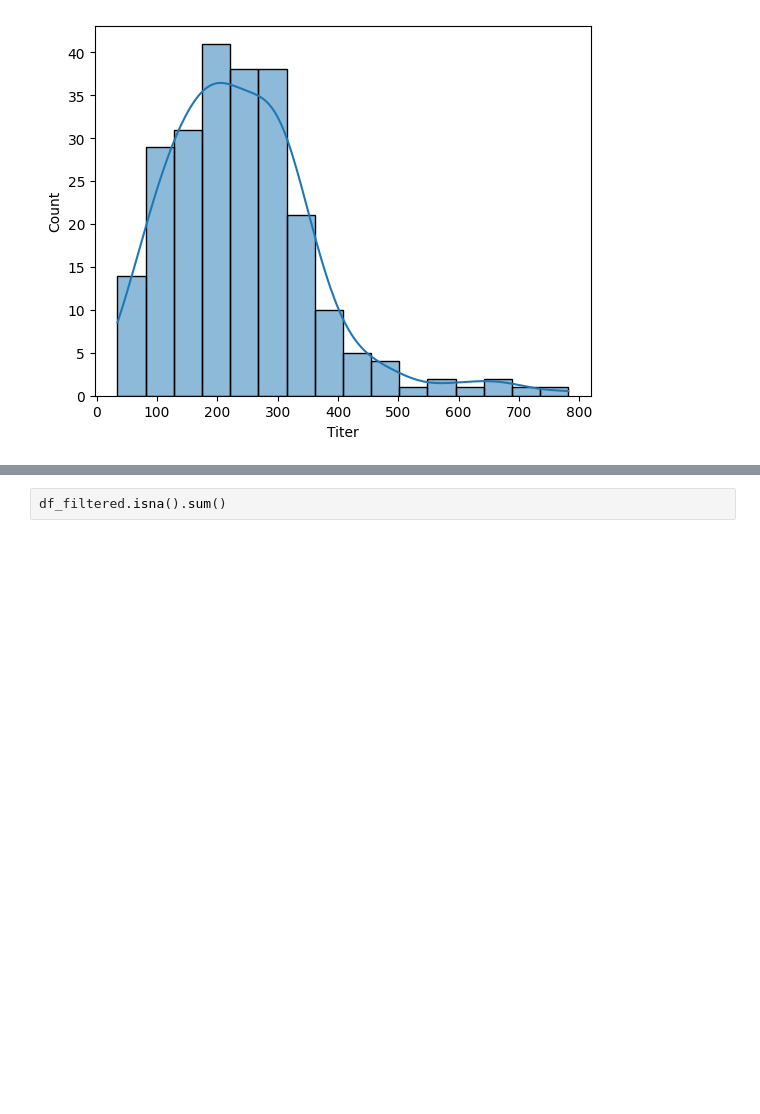
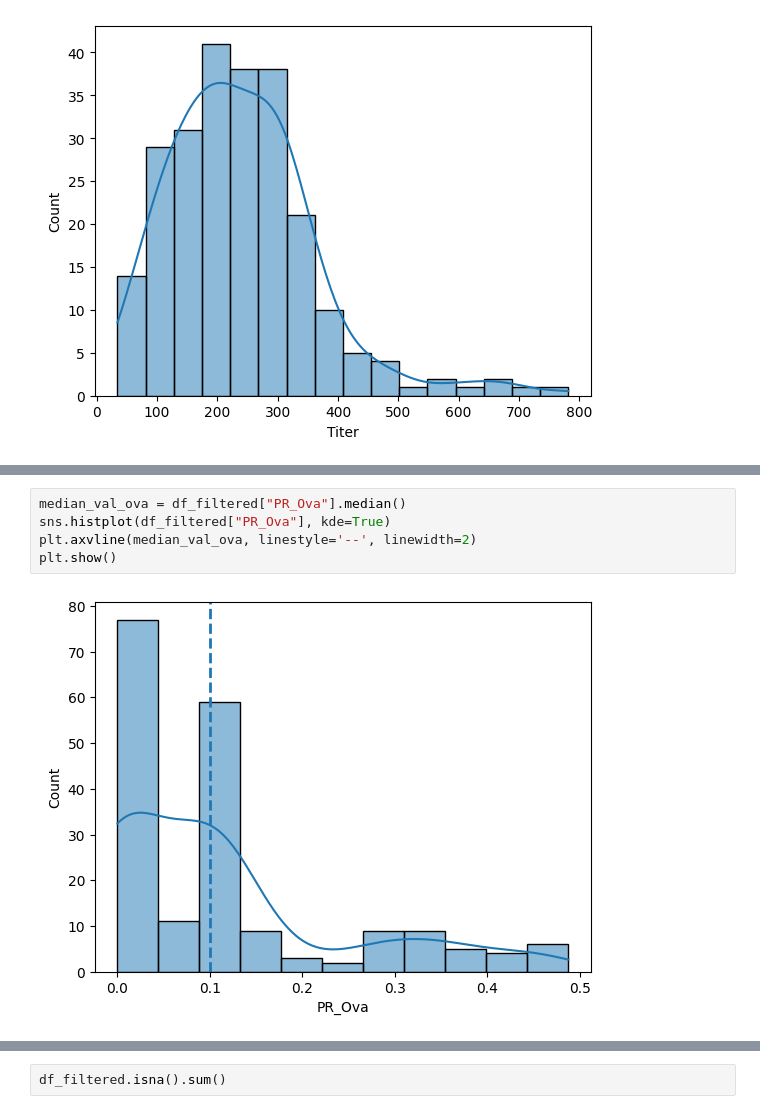
Before and after one commit to edupacheco54/mads_capstone_mAb_machine, a Jupyter notebook: notebooks/eda_notebook.ipynb, the cells around one changed output, grey strips where cells are left out. Cells and saved outputs as stored; diff of their text form; blank space fills up the shorter version.

```diff
--- a/notebooks/eda_notebook.ipynb
+++ b/notebooks/eda_notebook.ipynb
@@ -159,0 +173,7 @@ sns.histplot(df_filtered["Titer"], kde=True)
+# %%
+median_val_ova = df_filtered["PR_Ova"].median()
+sns.histplot(df_filtered["PR_Ova"], kde=True)
+plt.axvline(median_val_ova, linestyle='--', linewidth=2)
+plt.show()
+# %% [output]
+[figure, added]
```
Also changed, not shown: parts of 18 cells of this notebook, 1 other file.
